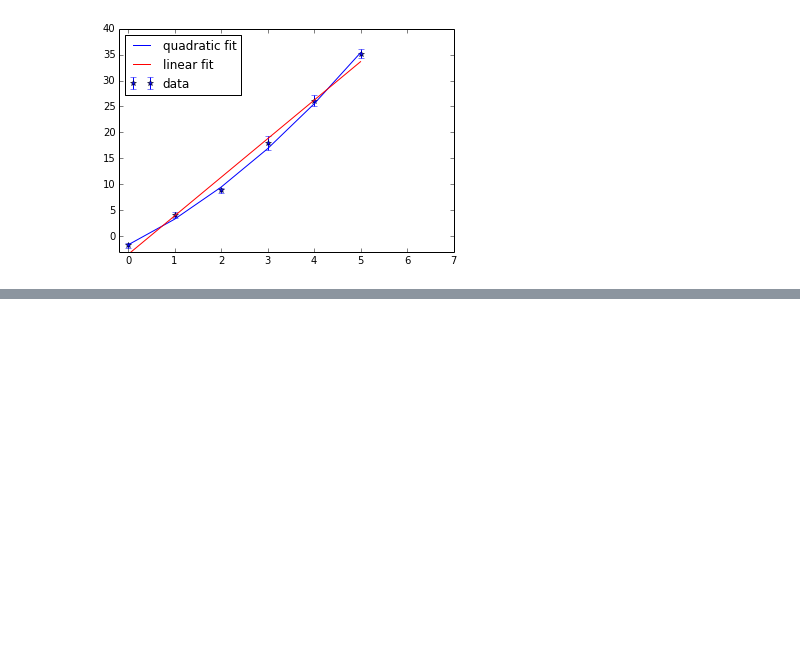
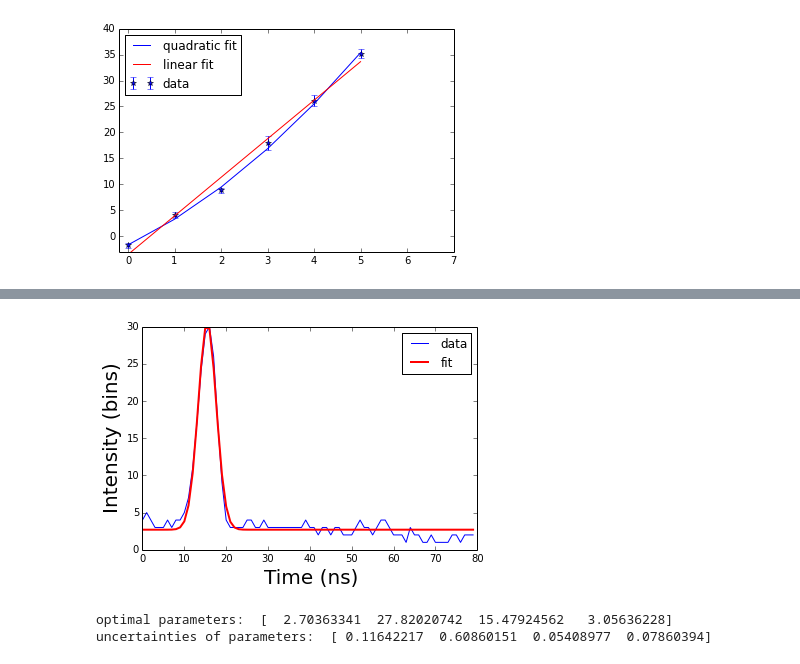
Before and after one commit to kjarment/PHYS202S14, a Jupyter notebook: SciPy/OptimizationTour.ipynb, the cells around one changed output, grey strips where cells are left out. Saved outputs shown, nothing was run; the diff lists cells and outputs as text; code cells hidden in the pictures; blank space fills up the shorter version.

```diff
--- a/SciPy/OptimizationTour.ipynb
+++ b/SciPy/OptimizationTour.ipynb
@@ -243,5 +241,24 @@ x0 = array([3.,30.,15.,1.])
 # %%
 popt, pcov = curve_fit(model,t,waveform,x0)
 
 plt.plot(t,waveform,label='data')
-plt.plot(t, model(t, popt[0],pop))
+plt.plot(t, model(t, popt[0],popt[1],popt[2],popt[3]), 'r-',label='fit',
+         linewidth=2)
+plt.legend(loc='best')
+
+plt.xlabel("Time (ns)",fontsize=20)
+plt.ylabel("Intensity (bins)",fontsize=20)
+
+plt.show()
+# %% [output]
+[figure, added]
+# %%
+punc = zeros(len(popt))
+for i in arange(0,len(popt)):
+    punc[i] = sqrt(pcov[i,i])
+
+print "optimal parameters: ", popt
+print "uncertainties of parameters: ", punc
+# %% [output]
+optimal parameters:  [  2.70363341  27.82020742  15.47924562   3.05636228]
+uncertainties of parameters:  [ 0.11642217  0.60860151  0.05408977  0.07860394]
```
Also changed, not shown: parts of 4 cells of this notebook, 2 other files.
